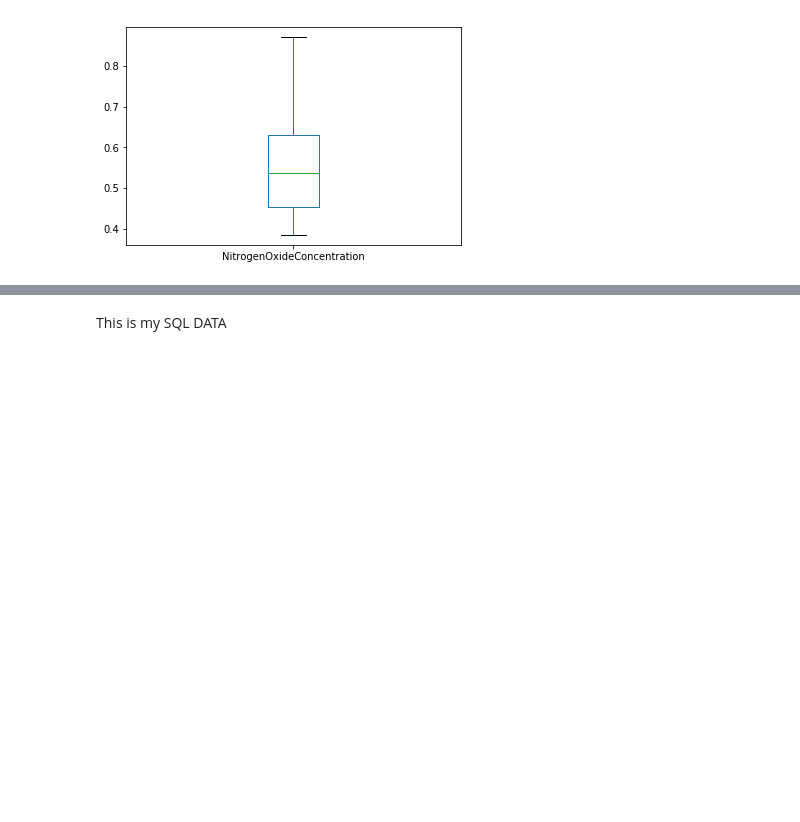
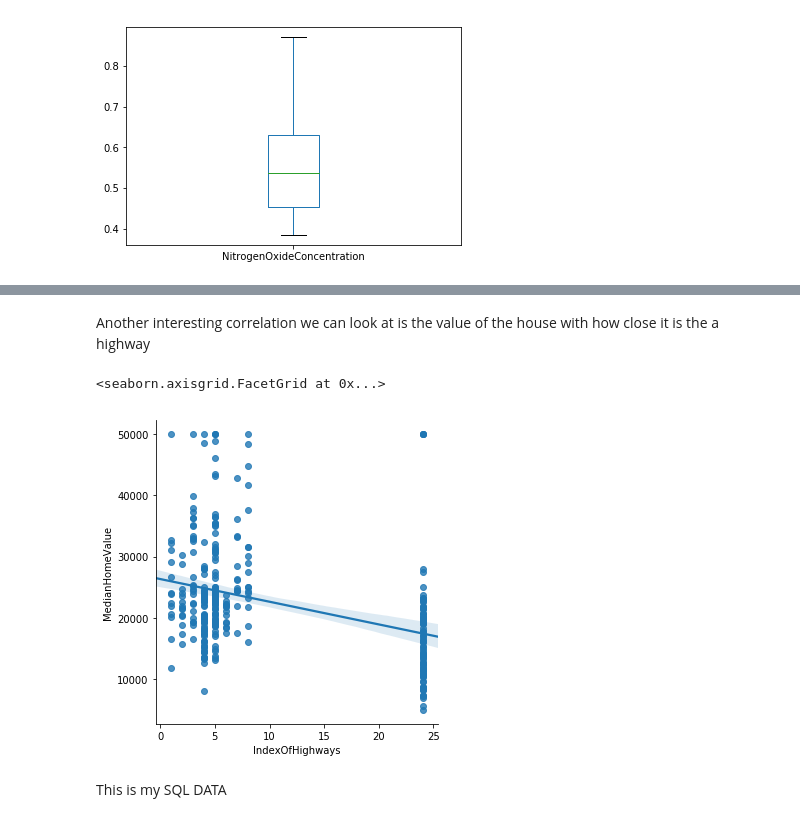
Before and after one commit to collinpope123/homework, a Jupyter notebook: hw1 213r.ipynb, the cells around one changed output, grey strips where cells are left out. Saved outputs shown, nothing was run; the diff lists cells and outputs as text; code cells hidden in the pictures; blank space fills up the shorter version.

```diff
--- a/hw1 213r.ipynb
+++ b/hw1 213r.ipynb
@@ -279,3 +291,10 @@ As NitrogenOxideConcentration is my main
+# %% [markdown]
+Another interesting correlation we can look at is the value of the house with how close it is the a highway
+# %%
+sns.lmplot(x="IndexOfHighways", y="MedianHomeValue", data=conn)
+# %% [output]
+<seaborn.axisgrid.FacetGrid at 0x...>
+[figure, added]
 # %% [markdown]
 This is my SQL DATA
 # %%
```
Also changed, not shown: parts of 4 cells of this notebook.
